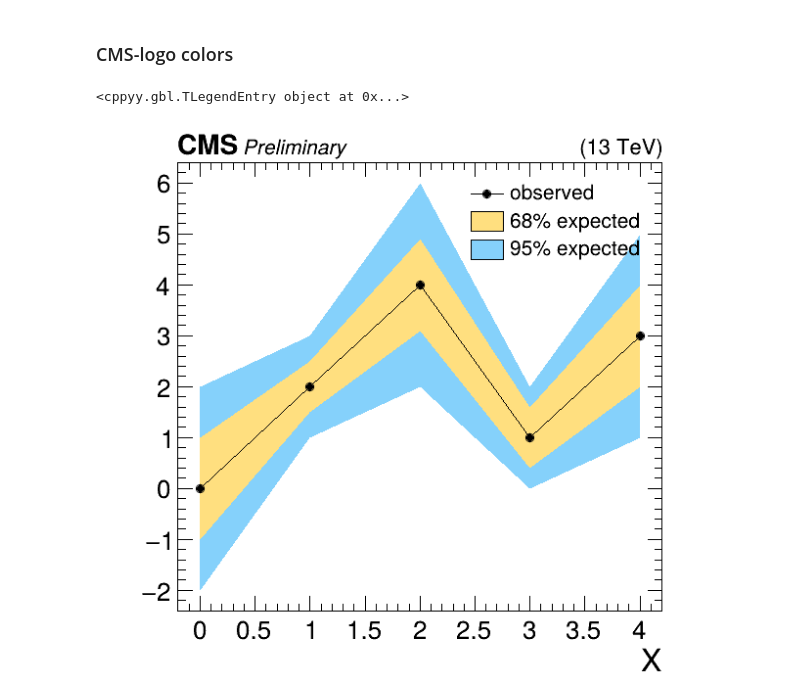
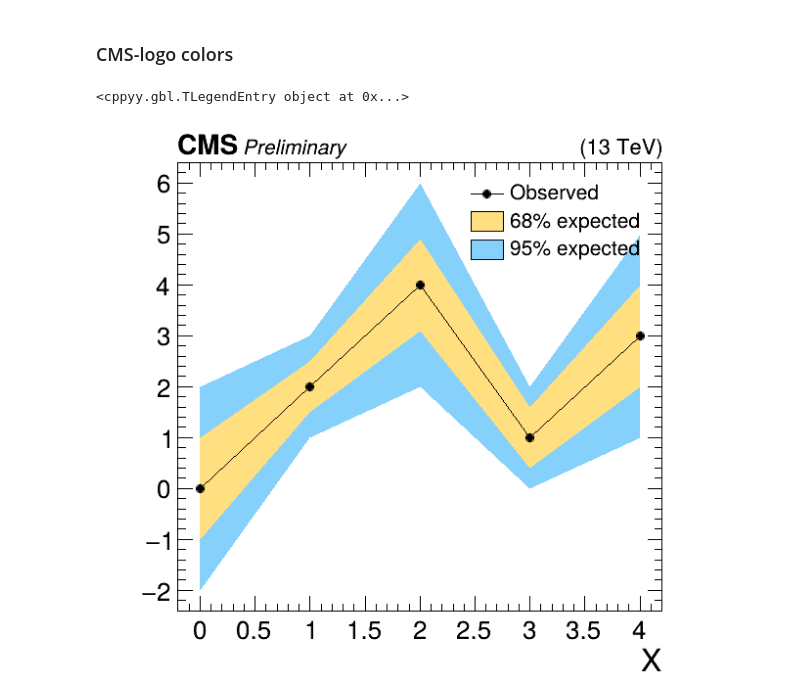
Before and after one commit to ttedeschi/tutorial_CAT, a Jupyter notebook: 3-tutorial_CAT_limitplot.ipynb, the cells around one changed output. Saved outputs shown, nothing was run; the diff lists cells and outputs as text; code cells hidden in the pictures.

```diff
--- a/3-tutorial_CAT_limitplot.ipynb
+++ b/3-tutorial_CAT_limitplot.ipynb
@@ -137,25 +144,25 @@ canv.Close()
 # %%
 g = ROOT.TGraphErrors(5, array('d',x),  array('d',y))
 ge = ROOT.TGraphErrors(5, array('d',x),  array('d',y), array('d',ex), array('d',ey))
 ge2 = ROOT.TGraphErrors(5, array('d',x), array('d',y), array('d',ex), array('d',ey2))
 
 # Styling
 CMS.SetExtraText("Preliminary")
 iPos = 0
 canv_name = 'limitplot_cms_root'
 CMS.SetLumi("")
 CMS.SetEnergy("13")
 CMS.ResetAdditionalInfo()
 canv = CMS.cmsCanvas(canv_name,-0.2,4.2,-2.4,6.4,"X","",square=CMS.kSquare,extraSpace=0.01,iPos=iPos)
 CMS.cmsDraw(ge, "3", fcolor = ROOT.TColor.GetColor("#85D1FBff"))
 CMS.cmsDraw(ge2, "Same3L", fcolor = ROOT.TColor.GetColor("#FFDF7Fff"))
 CMS.cmsDraw(g, "LP")
 leg = CMS.cmsLeg(0.63, 0.90 - 0.05 * 3, 0.95, 0.90, textSize=0.04)
-leg.AddEntry(g, "observed","LP")
+leg.AddEntry(g, "Observed","LP")
 leg.AddEntry(ge2, "68% expected","F")
 leg.AddEntry(ge, "95% expected","F")
 # %% [output]
 <cppyy.gbl.TLegendEntry object at 0x...>
-[figure, old version]
+[figure, new version]
 # %%
 canv.Close()
```
Also changed, not shown: parts of 5 cells of this notebook.
